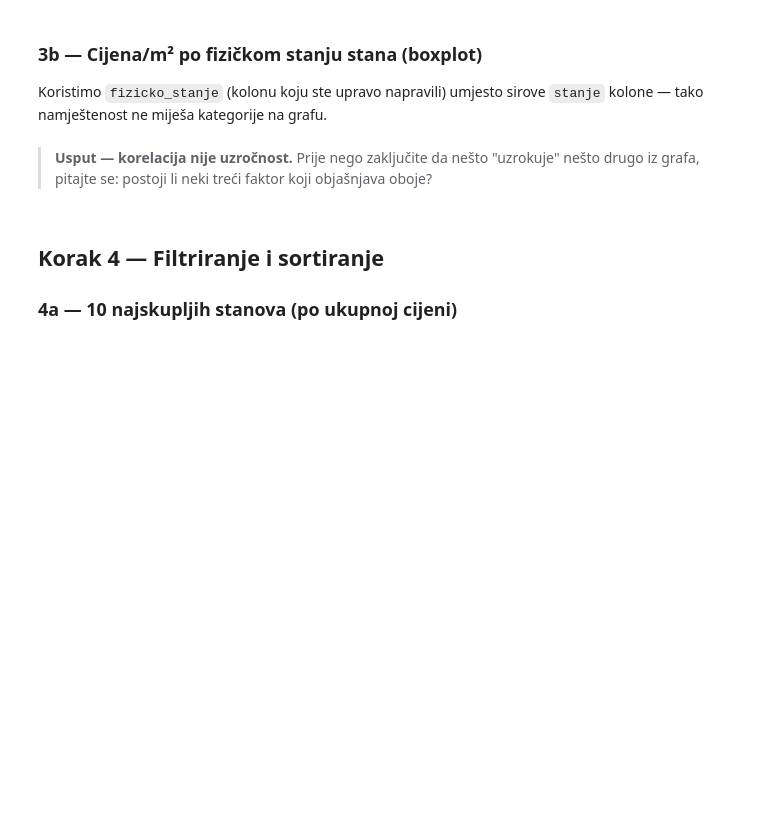
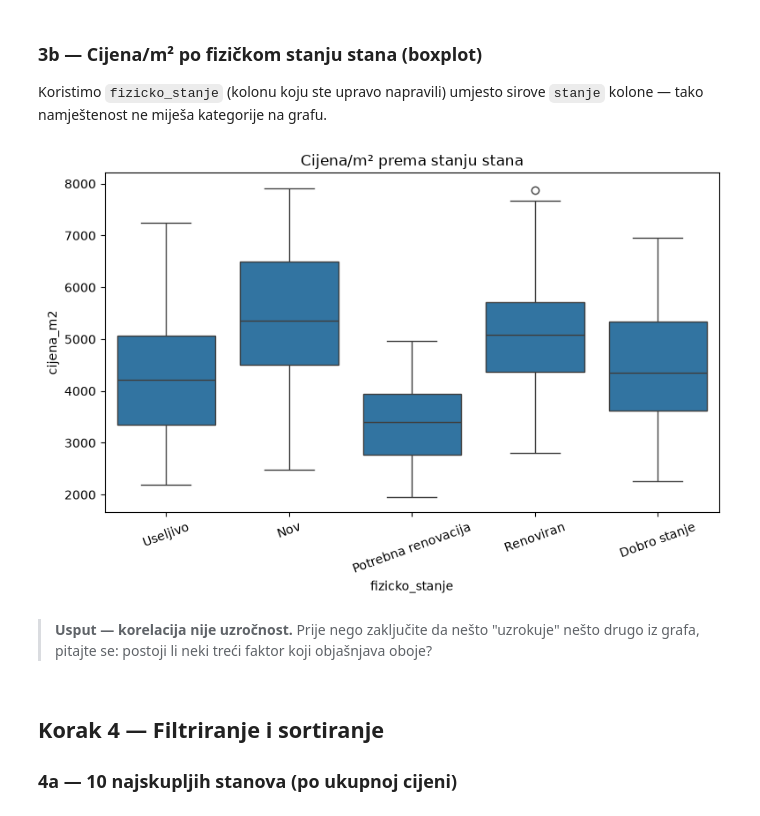
Before and after one commit to asja-b/ailab-ml1, a Jupyter notebook: EDA_tuzla_stanovi.ipynb, the cells around one changed output. Drawn from its saved outputs; the diff is of its cells as text; code cells hidden in the pictures; blank space fills up the shorter version.

```diff
--- a/EDA_tuzla_stanovi.ipynb
+++ b/EDA_tuzla_stanovi.ipynb
@@ -199,10 +337,12 @@ Koristimo `fizicko_stanje` (kolonu koju ste upravo napravili) umjesto sirove `st
 # %%
 plt.figure(figsize=(9, 5))
 # TODO: napravi boxplot - x='fizicko_stanje', y='cijena_m2', data=df_clean
-sns.boxplot(data=___, x=___, y=___)
+sns.boxplot(data=df_clean, x='fizicko_stanje', y='cijena_m2')
 plt.xticks(rotation=20)
 plt.title('Cijena/m² prema stanju stana')
 plt.show()
+# %% [output]
+[figure, added]
 # %% [markdown]
 > **Usput — korelacija nije uzročnost.** Prije nego zaključite da nešto "uzrokuje" nešto drugo iz grafa, pitajte se: postoji li neki treći faktor koji objašnjava oboje?
 # %% [markdown]
```
Also changed, not shown: parts of 13 cells of this notebook, 2 other files.
